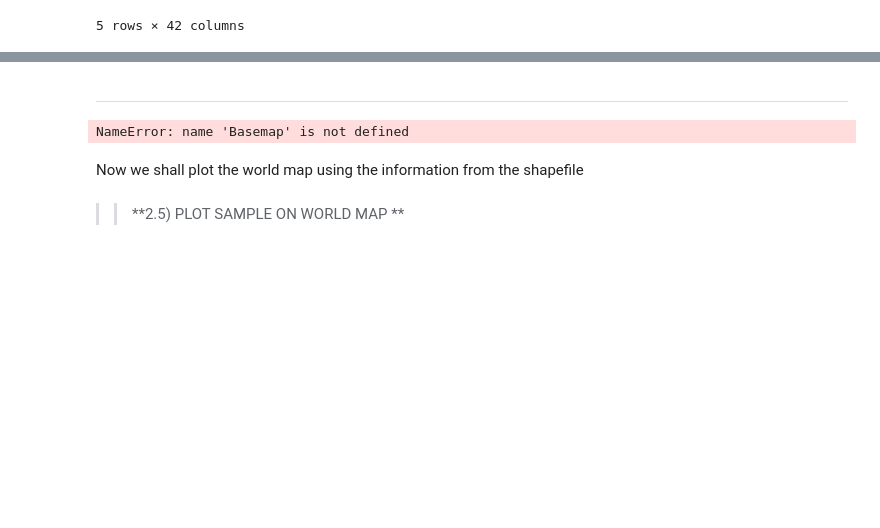
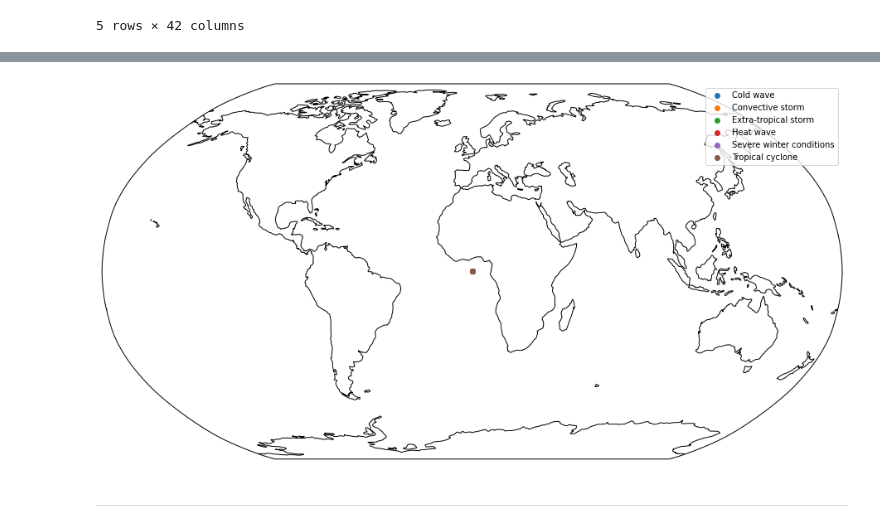
Before and after one commit to ai4er-cdt/gtc-exposure, a Jupyter notebook: src/preprocessing/EMDAT-disaster-data.ipynb, the cells around one changed output, grey strips where cells are left out. Drawn from its saved outputs; the diff is of its cells as text; code cells hidden in the pictures; blank space fills up the shorter version.

Commit message:
Map plot for Meteor Data

```diff
--- a/src/preprocessing/EMDAT-disaster-data.ipynb
+++ b/src/preprocessing/EMDAT-disaster-data.ipynb
@@ -9,8 +10,6 @@ import matplotlib.pyplot as plt
 # %%
 # Read input .csv file
-disasters=pd.read_csv('C:/Users/lukec/OneDrive - University of Cambridge/Projects/GTC/data/emdat_public_meteorological.csv', index_col=0,
-                   error_bad_lines=False,
-                   warn_bad_lines=True)
+disasters=pd.read_csv('C:/Users/lukec/OneDrive - University of Cambridge/Projects/GTC/data/emdat_public_meteorological.csv', index_col=0, error_bad_lines=False, warn_bad_lines=True)
 # %%
 disasters.head(5)
 # %% [output]
@@ -31,25 +41,19 @@ array(['Tropical cyclone', 'Convective storm', nan, 'Heat wave',
+# %%
+import matplotlib.pyplot as plt
+import cartopy.crs as ccrs
+
+fig = plt.figure(figsize=(16, 10))
+ax = fig.add_subplot(1, 1, 1, projection=ccrs.Robinson())
+
+groups = disasters.groupby('Disaster Subtype')
+ax.set_global()
+ax.coastlines()
+for name, group in groups:
+    ax.scatter(group['Longitude'], group['Latitude'], marker='o', label=name)
+ax.legend()
+
+plt.show()
+# %% [output]
+[figure, added]
 # %% [markdown]
 --------------------------------------------------------
-# %%
-#Read the shape file world_countries_boundary_file_world_2002
-#which contains the information required to plot the value on world map
-m = Basemap(projection = 'robin', lon_0 = 0, resolution = 'c')
-shp_info = m.readshapefile("world_countries_boundary_file_world_2002",'country')
-
-#dataframe to store the country iso information, which can be used to plot the colour on the map
-countrynames=[]
-
-for shapedict in m.country_info:
-    countryname = shapedict['GMI_CNTRY']
-    try:
-        av = colors[countryname]
-    except KeyError:
-        #country names present in shape file but not in the integrated dataset, we can default the colour to green
-        colors[countryname] = "green"
-    countrynames.append(countryname)
-
-np.unique(countrynames)
-# %% [output]
-NameError: name 'Basemap' is not defined
-# %% [markdown]
-Now we shall plot the world map using the information from the shapefile
@@ -70,2 +59,0 @@ plt.gca().axis("off")
-# %% [markdown]
->>**2.5) PLOT SAMPLE ON WORLD MAP **<BR>
```
Also changed, not shown: parts of 5 cells of this notebook, 1 other file.
